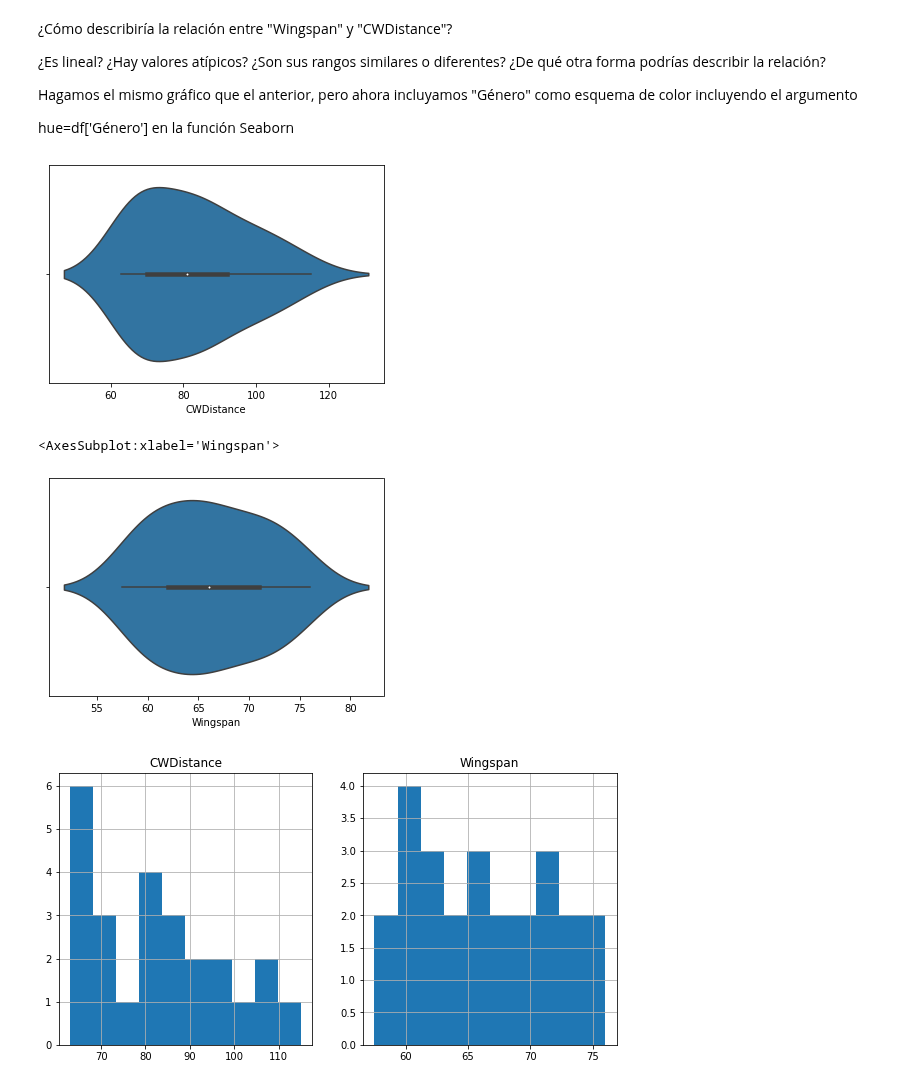
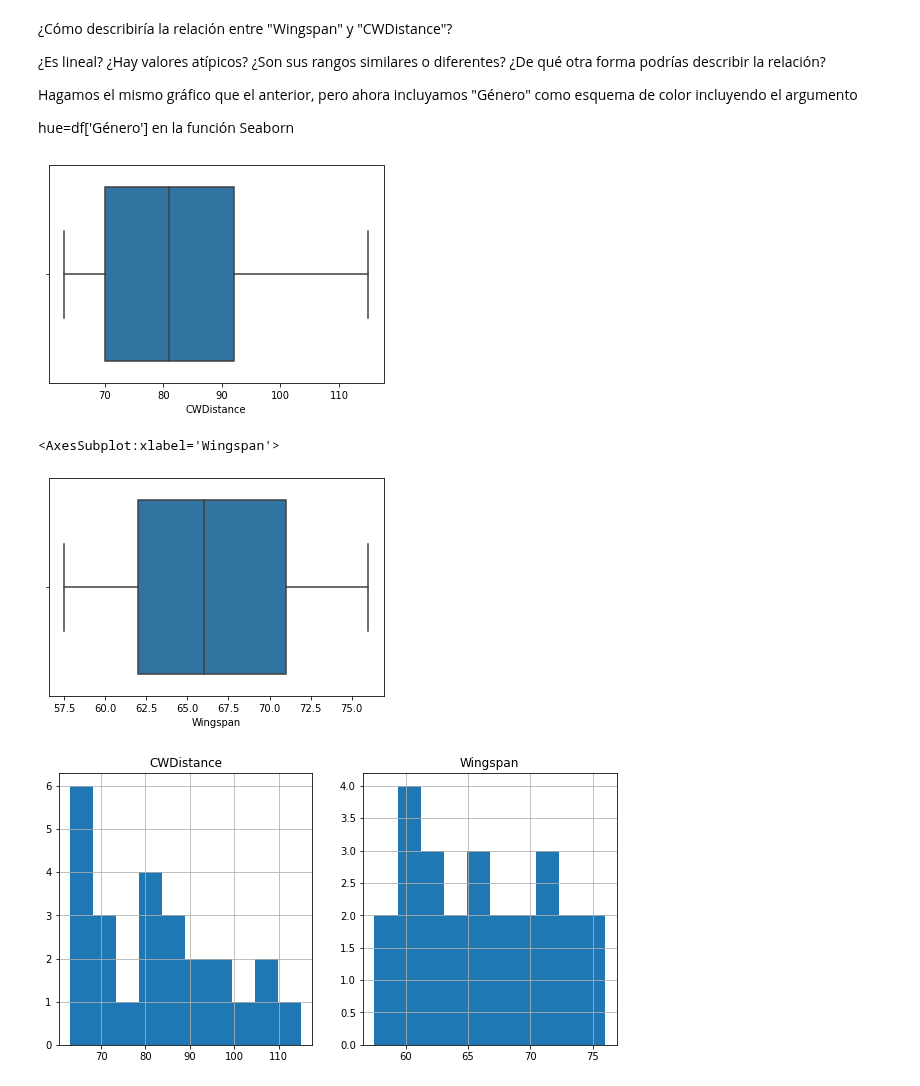
Before and after one commit to onavarrete04/Introduccion-Ciencia-Datos, a Jupyter notebook: Evaluación.ipynb, the cells around one changed output. Saved outputs shown, nothing was run; the diff lists cells and outputs as text; code cells hidden in the pictures.

```diff
--- a/Evaluación.ipynb
+++ b/Evaluación.ipynb
@@ -101,13 +106,13 @@ Hagamos el mismo gráfico que el anterior, pero ahora incluyamos "Género" como
 hue=df['Género']
 en la función Seaborn
 # %%
-sns.violinplot(x=df.CWDistance)
+sns.boxplot(x=df.CWDistance)
 plt.show()
-sns.violinplot(x=df.Wingspan)
+sns.boxplot(x=df.Wingspan)
 # %% [output]
-[figure, old version]
+[figure, new version]
 <AxesSubplot:xlabel='Wingspan'>
-[figure, old version]
+[figure, new version]
 # %%
 plt.figure(figsize=(10,5))
 plt.grid()
```
Also changed, not shown: parts of 1 cell of this notebook, 1 other file.
